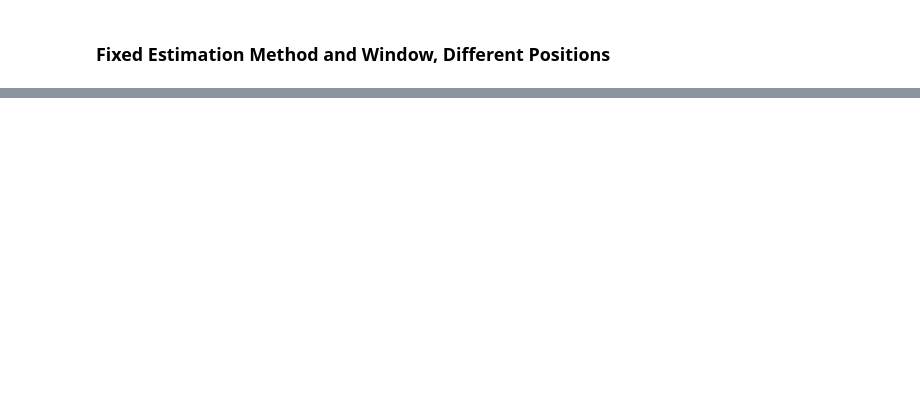
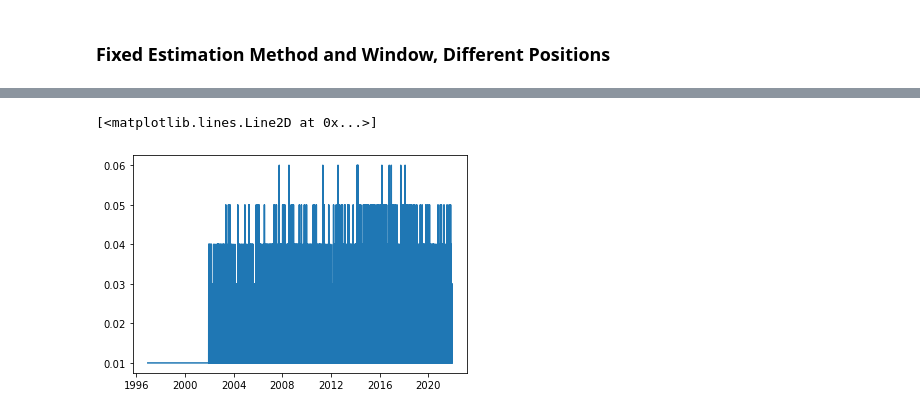
Before and after one commit to iwaynestk/teamproj, a Jupyter notebook: Model.ipynb, the cells around one changed output, grey strips where cells are left out. Cells and saved outputs as stored; diff of their text form; code cells hidden in the pictures; blank space fills up the shorter version.

```diff
--- a/Model.ipynb
+++ b/Model.ipynb
@@ -181,0 +162,7 @@ Currently calculating 30 day 0.95 VaR and ES of portfolio , based on a historica
+# %%
+iv = 0.2
+dataFactory.targetLiquidate(df, 'JNJ', v0, 0.99, 5, iv)
+plt.plot(df['liquidate_PARAM_JNJ_0.99_5dVaR_5y_window_long'])
+# %% [output]
+[<matplotlib.lines.Line2D at 0x...>]
+[figure, added]
```
Also changed, not shown: parts of 31 cells of this notebook, 10 other files.
